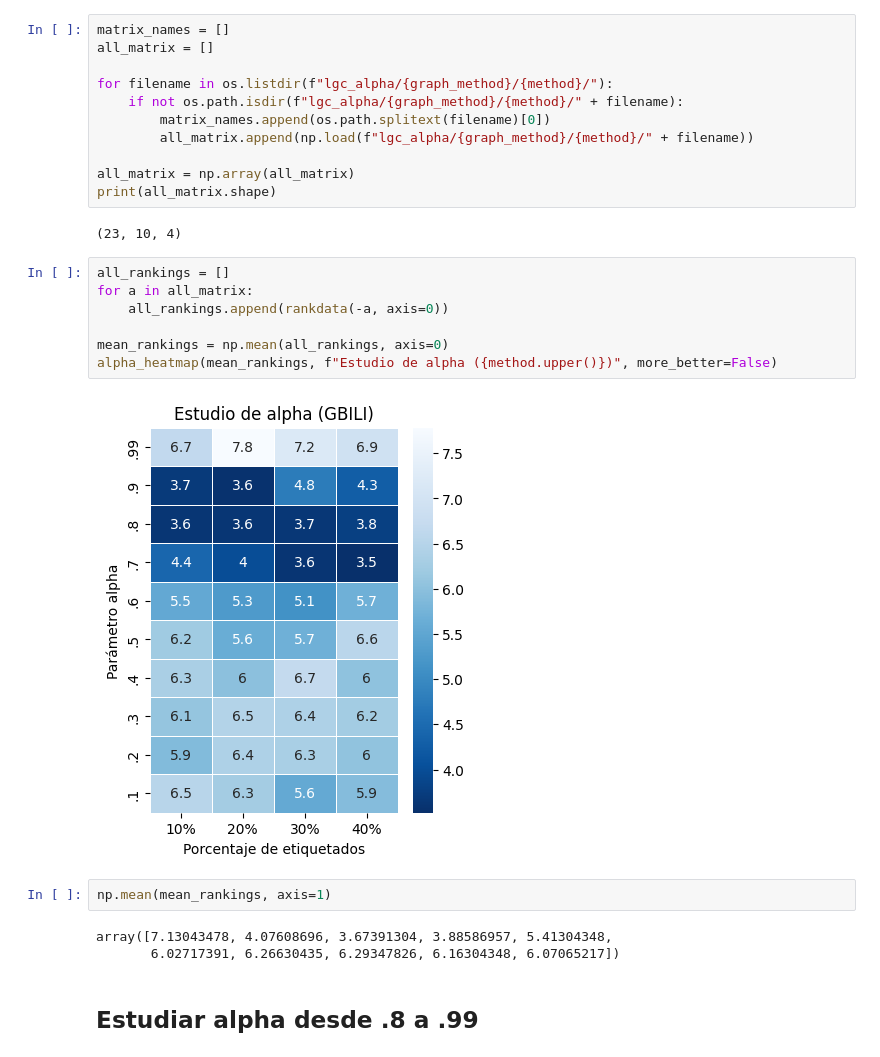
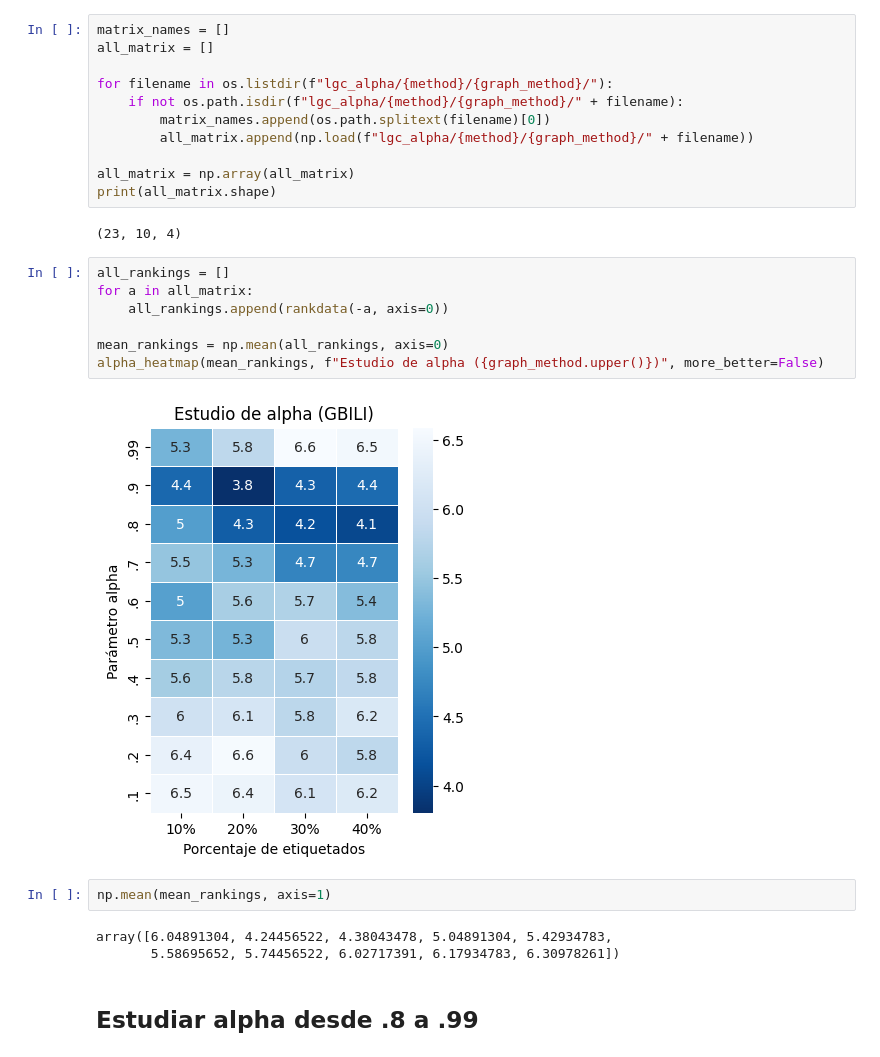
Before and after one commit to dmacha27/TFM-VIU, a Jupyter notebook: metodos/GSSL/experimentos/estudio_lgc.ipynb, the cells around one changed output. Cells and saved outputs as stored; diff of their text form.

```diff
--- a/metodos/GSSL/experimentos/estudio_lgc.ipynb
+++ b/metodos/GSSL/experimentos/estudio_lgc.ipynb
@@ -35,10 +23,10 @@ zoo saved
 matrix_names = []
 all_matrix = []
 
-for filename in os.listdir(f"lgc_alpha/{graph_method}/{method}/"):
-    if not os.path.isdir(f"lgc_alpha/{graph_method}/{method}/" + filename):
+for filename in os.listdir(f"lgc_alpha/{method}/{graph_method}/"):
+    if not os.path.isdir(f"lgc_alpha/{method}/{graph_method}/" + filename):
         matrix_names.append(os.path.splitext(filename)[0])
-        all_matrix.append(np.load(f"lgc_alpha/{graph_method}/{method}/" + filename))
+        all_matrix.append(np.load(f"lgc_alpha/{method}/{graph_method}/" + filename))
 
 all_matrix = np.array(all_matrix)
 print(all_matrix.shape)
@@ -47,17 +35,17 @@ print(all_matrix.shape)
 # %%
 all_rankings = []
 for a in all_matrix:
     all_rankings.append(rankdata(-a, axis=0))
 
 mean_rankings = np.mean(all_rankings, axis=0)
-alpha_heatmap(mean_rankings, f"Estudio de alpha ({method.upper()})", more_better=False)
+alpha_heatmap(mean_rankings, f"Estudio de alpha ({graph_method.upper()})", more_better=False)
 # %% [output]
-[figure, old version]
+[figure, new version]
 # %%
 np.mean(mean_rankings, axis=1)
 # %% [output]
-array([7.13043478, 4.07608696, 3.67391304, 3.88586957, 5.41304348,
-       6.02717391, 6.26630435, 6.29347826, 6.16304348, 6.07065217])
+array([6.04891304, 4.24456522, 4.38043478, 5.04891304, 5.42934783,
+       5.58695652, 5.74456522, 6.02717391, 6.17934783, 6.30978261])
 # %% [markdown]
 ## Estudiar alpha desde .8 a .99
 # %%
```
Also changed, not shown: parts of 5 cells of this notebook, 45 other files.
